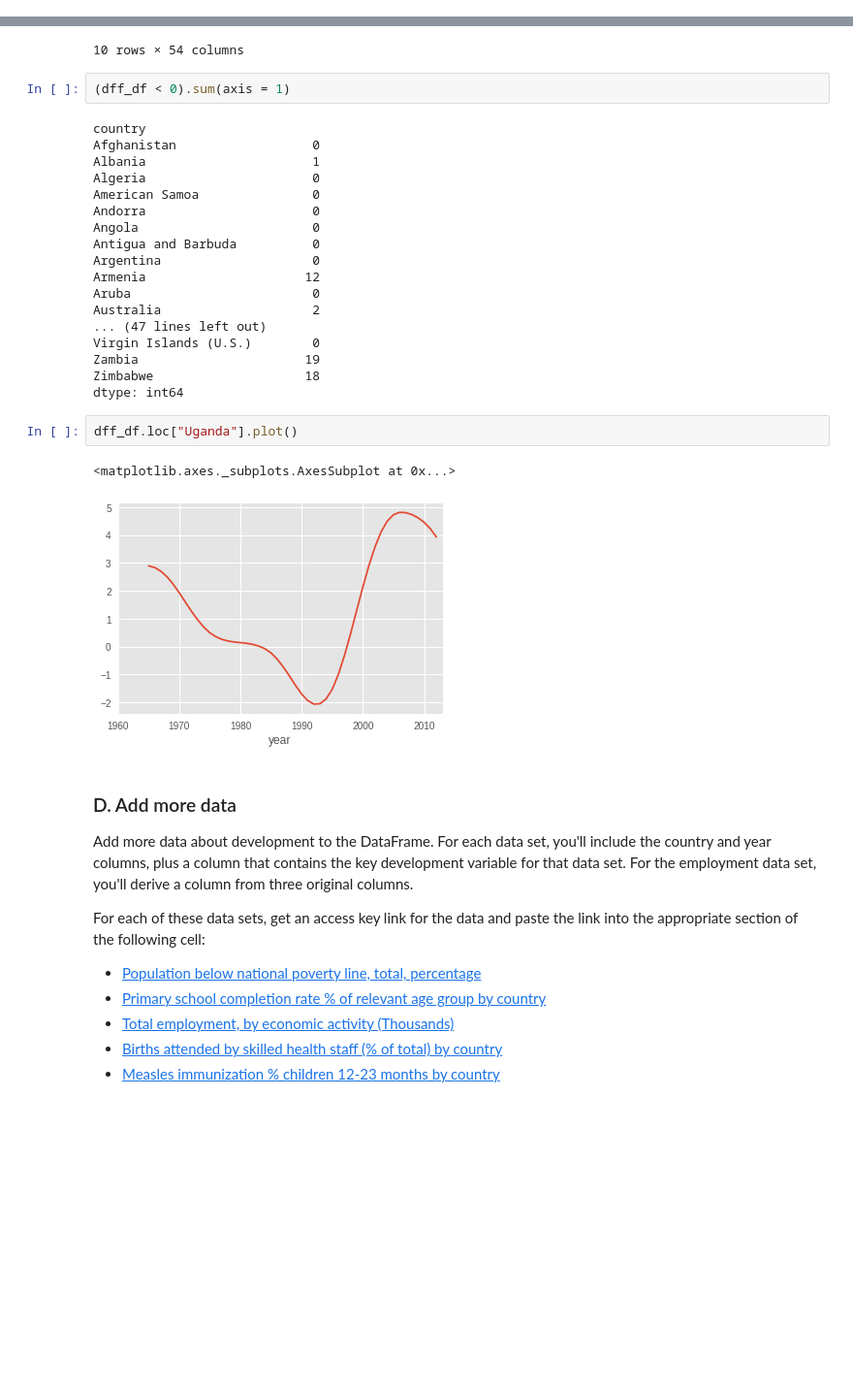
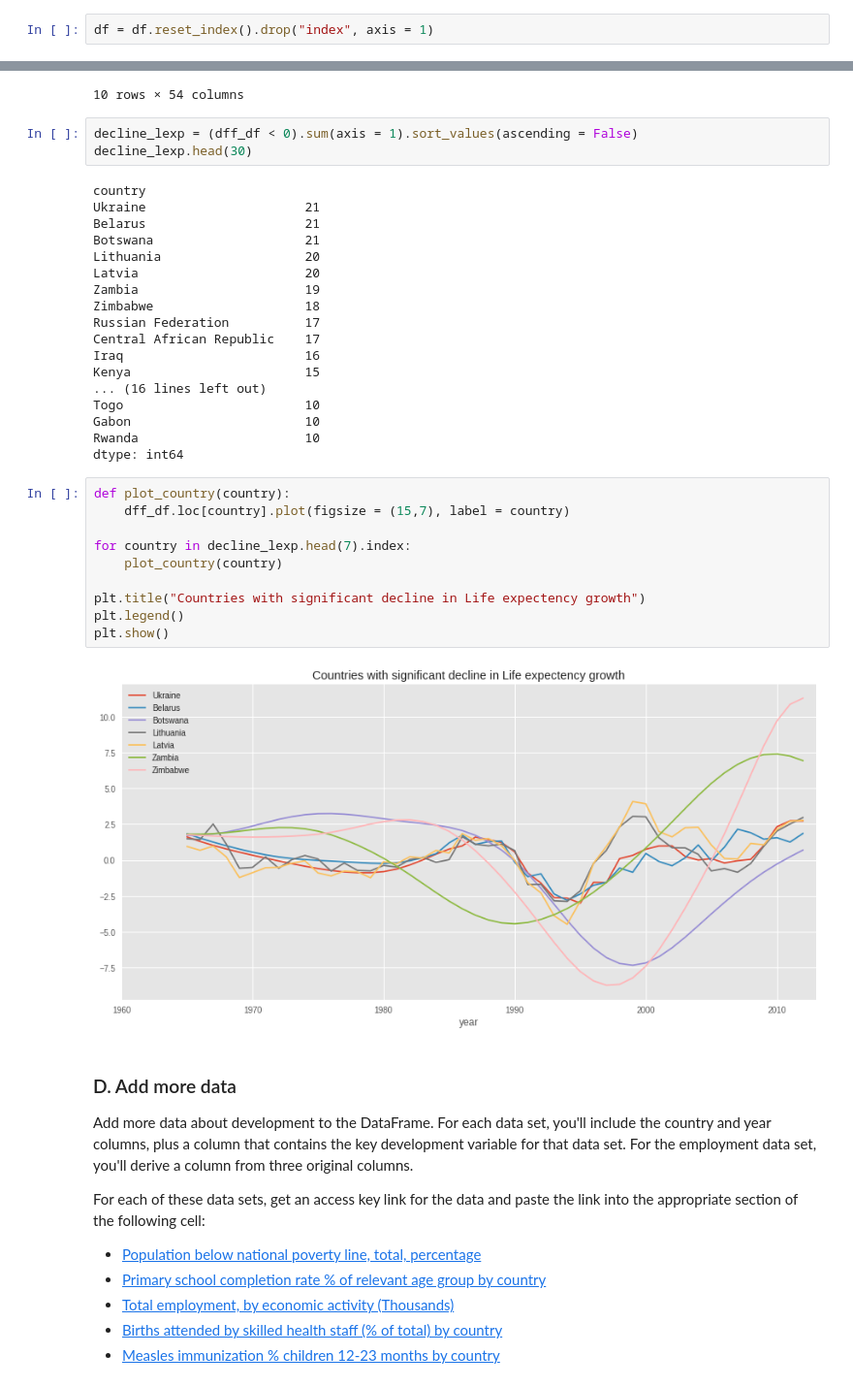
Before and after one commit to JustinTTL/Playing-with-Pandas, a Jupyter notebook: Analyze open data sets with pandas DataFrames.ipynb, the cells around one changed output, grey strips where cells are left out. Shown: that part at 97% size. Cells and saved outputs as stored; diff of their text form; blank space fills up the shorter version.

```diff
--- a/Analyze open data sets with pandas DataFrames.ipynb
+++ b/Analyze open data sets with pandas DataFrames.ipynb
@@ -240,6 +240,8 @@ life          8979 non-null float64
 population    9919 non-null float64
 dtypes: float64(3), object(1)
 memory usage: 388.8+ KB
+# %%
+df = df.reset_index().drop("index", axis = 1)
 # %% [markdown]
 ### This is getting boring..... Lets PLOT something
 # %%
@@ -403,30 +405,38 @@ dff_df.head(10)
 | Aruba | NaN | NaN | NaN | NaN | NaN | 1.800390 | 1.710976 | 1.669146 | 1.663171 | 1.684122 | ... | ... |
 10 rows × 54 columns
 # %%
-(dff_df < 0).sum(axis = 1)
+decline_lexp = (dff_df < 0).sum(axis = 1).sort_values(ascending = False)
+decline_lexp.head(30)
 # %% [output]
 country
-Afghanistan                  0
-Albania                      1
-Algeria                      0
-American Samoa               0
-Andorra                      0
-Angola                       0
-Antigua and Barbuda          0
-Argentina                    0
-Armenia                     12
-Aruba                        0
-Australia                    2
-... (47 lines left out)
-Virgin Islands (U.S.)        0
+Ukraine                     21
+Belarus                     21
+Botswana                    21
+Lithuania                   20
+Latvia                      20
 Zambia                      19
 Zimbabwe                    18
+Russian Federation          17
+Central African Republic    17
+Iraq                        16
+Kenya                       15
+... (16 lines left out)
+Togo                        10
+Gabon                       10
+Rwanda                      10
 dtype: int64
-# %%
-dff_df.loc["Uganda"].plot()
-# %% [output]
-<matplotlib.axes._subplots.AxesSubplot at 0x...>
-[figure, removed]
+# %%
+def plot_country(country):
+    dff_df.loc[country].plot(figsize = (15,7), label = country)
+
+for country in decline_lexp.head(7).index:
+    plot_country(country)
+
+plt.title("Countries with significant decline in Life expectency growth")
+plt.legend()
+plt.show()
+# %% [output]
+[figure, added]
 # %% [markdown]
 <a id="loadmore"></a>
 ### D. Add more data
```
Also changed, not shown: parts of 20 cells of this notebook.
